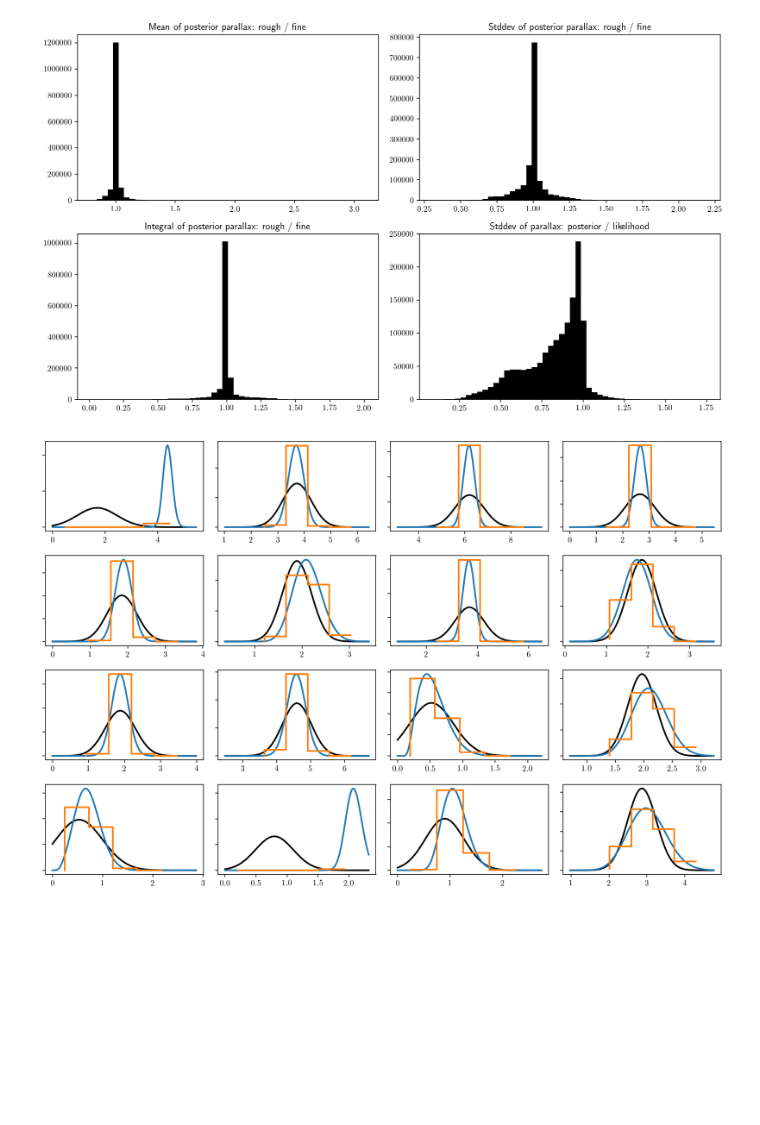
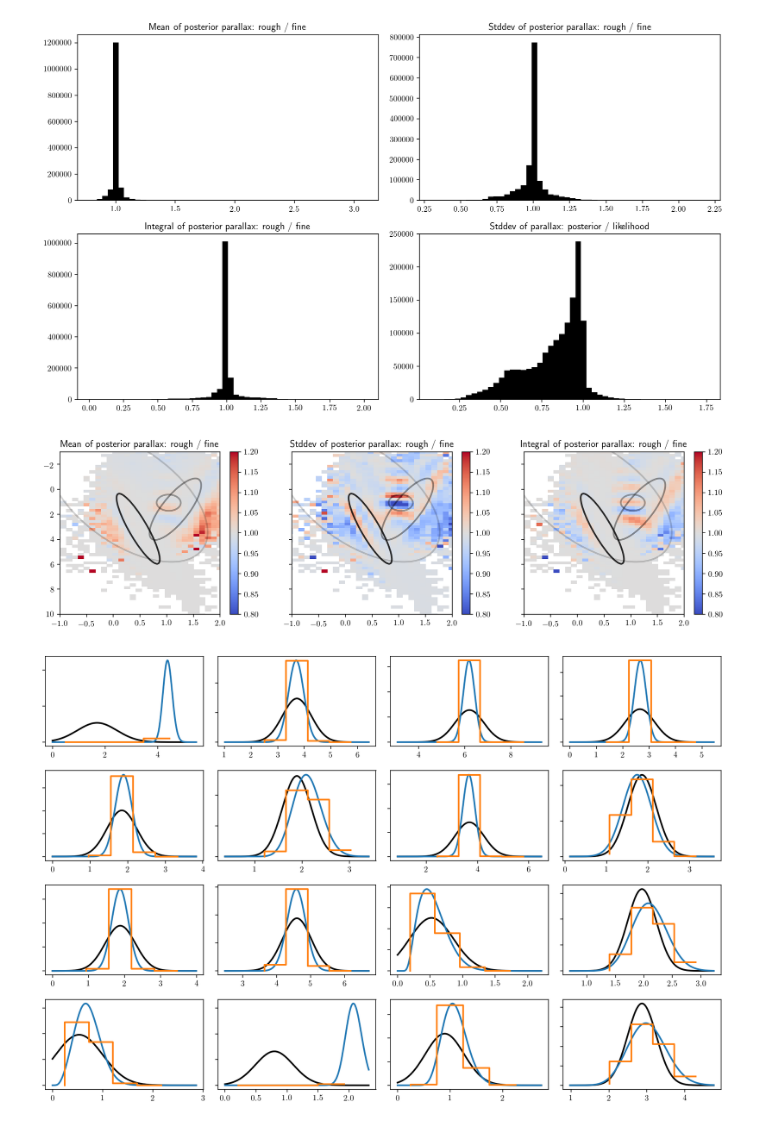
Before and after one commit to errai34/Starlight, a Jupyter notebook: notebooks/Optimized parallax marginalization grid.ipynb, the cells around one changed output. Drawn from its saved outputs; the diff is of its cells as text; code cells hidden in the pictures; blank space fills up the shorter version.

```diff
--- a/notebooks/Optimized parallax marginalization grid.ipynb
+++ b/notebooks/Optimized parallax marginalization grid.ipynb
@@ -278,6 +278,40 @@ axs[3].hist(varpifullposterior_rough_meanvarint[:, 1]**0.5 / obsvarpis_err[sel2]
 fig.tight_layout()
 # %% [output]
 [figure]
+# %%
+import scipy.stats
+from matplotlib.patches import Ellipse
+
+fig, axs = plt.subplots(1, 3, figsize=(12, 3.5), sharex=True, sharey=True)
+
+axs[0].set_title('Mean of posterior parallax: rough / fine')
+axs[1].set_title('Stddev of posterior parallax: rough / fine')
+axs[2].set_title('Integral of posterior parallax: rough / fine')
+for k in range(3):
+    axs[k].set_ylim([10, -3])
+    axs[k].set_xlim([-1, 2])
+
+
+    for b in range(nbins):
+        w, v = np.linalg.eig(bincovars[:, :, b])
+
+        angle = 90. + 180/np.pi * 0.5 * np.arctan(2 * bincovars[0, 1, b] / (bincovars[1, 1, b]-bincovars[0, 0, b]))
+        e = Ellipse(xy=binmus[b, ::-1], width=4*w[0]**0.5, height=4*w[1]**0.5, angle=angle, ec='k', fill=False)
+        axs[k].add_artist(e)
+        e.set_alpha(binamps[b]**0.5)
+        axs[k].scatter(binmus[b, 1], binmus[b, 0], c='y')
+        axs[k].scatter(binmus[b, 1], binmus[b, 0], c='y')
+
+    ratio = varpifullposterior_rough_meanvarint[:, k] / varpifullposterior_fine_meanvarint[:, k]
+    meanerrratio, xedges, yedges, binall = scipy.stats.binned_statistic_2d(
+        obscolors, obsabsmag, ratio, bins=80)
+    meanerrratio[~np.isfinite(meanerrratio)] = 0
+    meanerrratio = np.ma.masked_where(meanerrratio == 0, meanerrratio)
+    vs = axs[k].pcolormesh(xedges, yedges, meanerrratio.T, cmap="coolwarm", vmin=0.8, vmax=1.2, rasterized=True, lw=0)
+    clb = plt.colorbar(vs, ax=axs[k])
+fig.tight_layout()
+# %% [output]
+[figure, added]
 # %%
 # our model, again from Bovy, Hogg and Roweis (2009)
 nbins = 1
```
Also changed, not shown: parts of 2 cells of this notebook.
